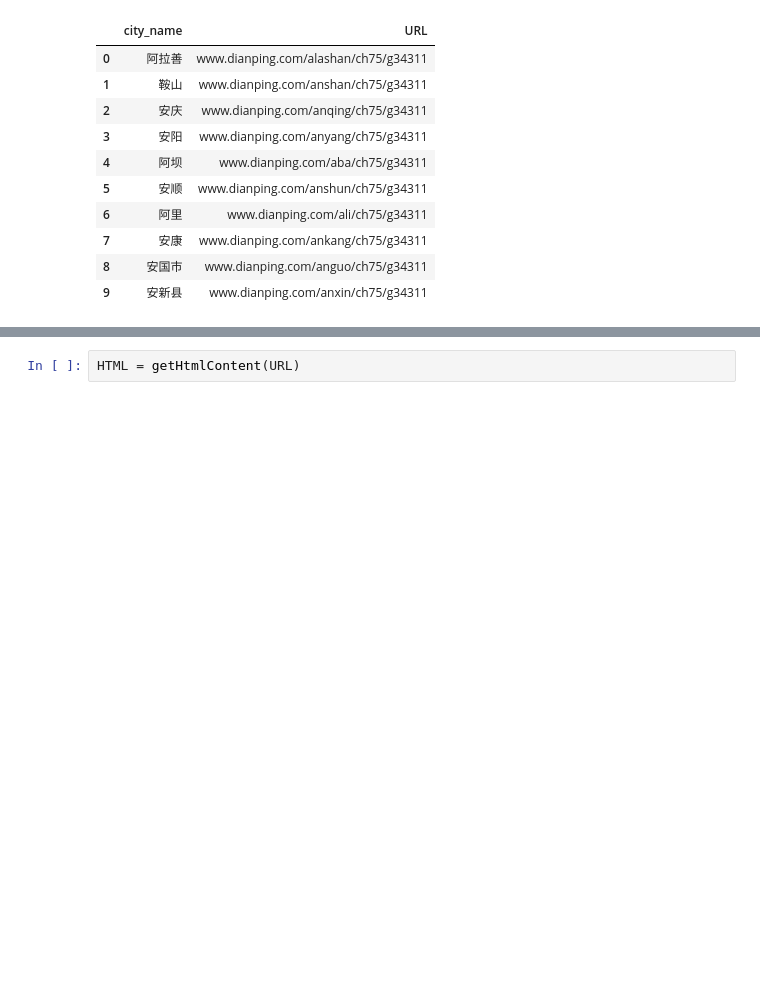
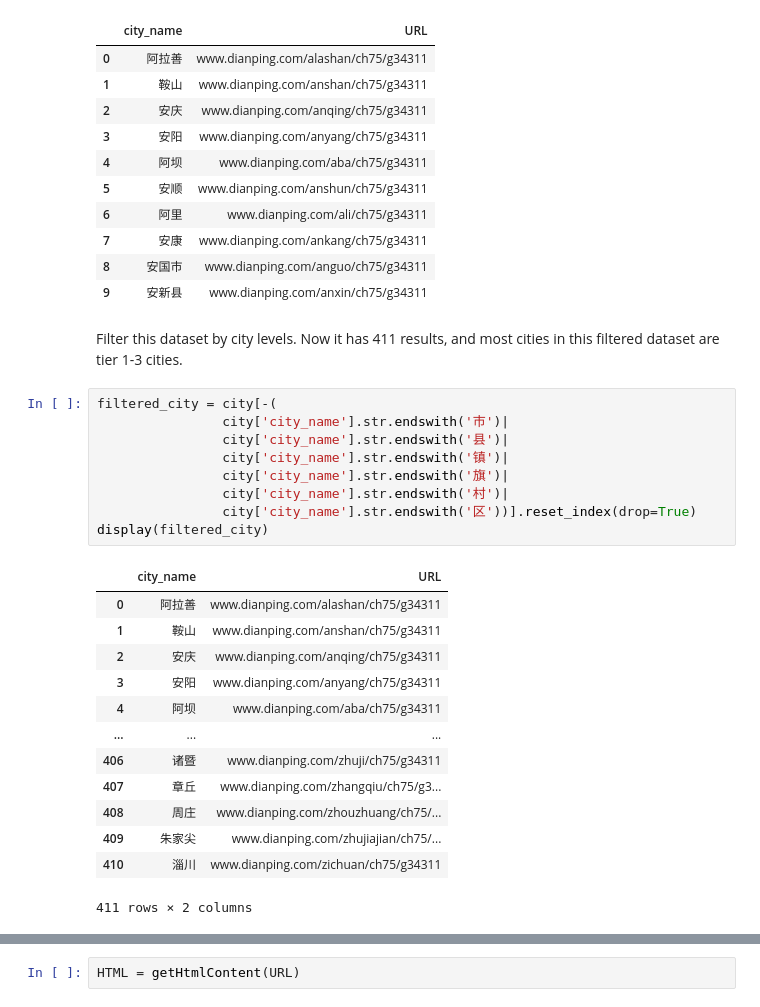
Before and after one commit to ucsb-dreamlab/dianpingBusinessScrape, a Jupyter notebook: Scrape_unique_URL.ipynb, the cells around one changed output, grey strips where cells are left out. Cells and saved outputs as stored; diff of their text form; blank space fills up the shorter version.

```diff
--- a/Scrape_unique_URL.ipynb
+++ b/Scrape_unique_URL.ipynb
@@ -24,6 +24,31 @@ city.head(10)
 | 7 | 安康 | www.dianping.com/ankang/ch75/g34311 |
 | 8 | 安国市 | www.dianping.com/anguo/ch75/g34311 |
 | 9 | 安新县 | www.dianping.com/anxin/ch75/g34311 |
+# %% [markdown]
+Filter this dataset by city levels. Now it has 411 results, and most cities in this filtered dataset are tier 1-3 cities.
+# %%
+filtered_city = city[-(
+                city['city_name'].str.endswith('市')|
+                city['city_name'].str.endswith('县')|
+                city['city_name'].str.endswith('镇')|
+                city['city_name'].str.endswith('旗')|
+                city['city_name'].str.endswith('村')|
+                city['city_name'].str.endswith('区'))].reset_index(drop=True)
+display(filtered_city)
+# %% [output]
+|  | city_name | URL |
+| 0 | 阿拉善 | www.dianping.com/alashan/ch75/g34311 |
+| 1 | 鞍山 | www.dianping.com/anshan/ch75/g34311 |
+| 2 | 安庆 | www.dianping.com/anqing/ch75/g34311 |
+| 3 | 安阳 | www.dianping.com/anyang/ch75/g34311 |
+| 4 | 阿坝 | www.dianping.com/aba/ch75/g34311 |
+| ... | ... | ... |
+| 406 | 诸暨 | www.dianping.com/zhuji/ch75/g34311 |
+| 407 | 章丘 | www.dianping.com/zhangqiu/ch75/g3... |
+| 408 | 周庄 | www.dianping.com/zhouzhuang/ch75/... |
+| 409 | 朱家尖 | www.dianping.com/zhujiajian/ch75/... |
+| 410 | 淄川 | www.dianping.com/zichuan/ch75/g34311 |
+411 rows × 2 columns
 # %%
 def getHtmlContent(url):
  UA = UserAgent(verify_ssl = False)
```
Also changed, not shown: parts of 5 cells of this notebook.
